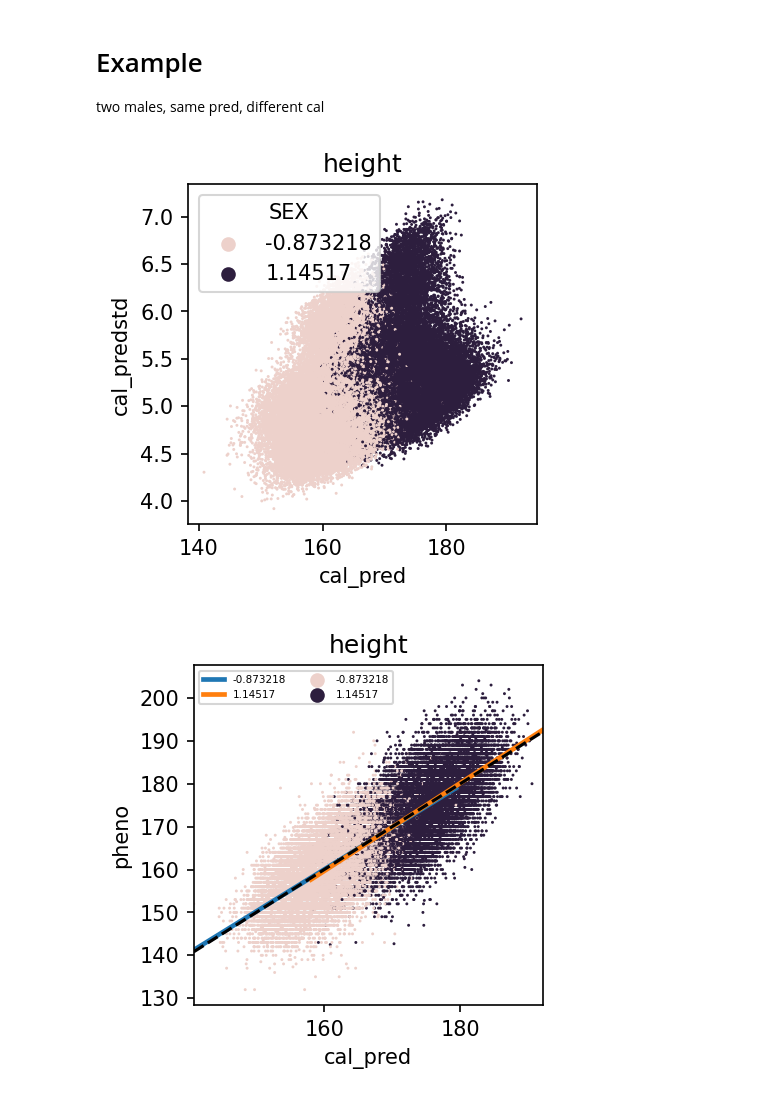
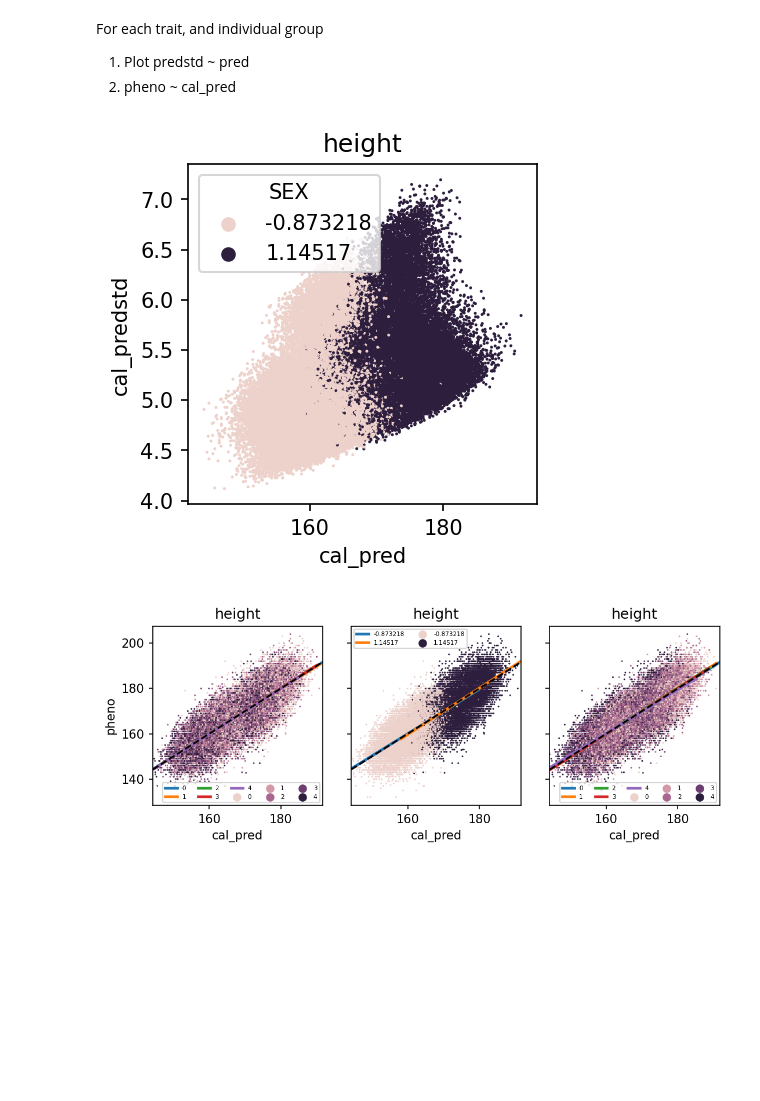
Before and after one commit to KangchengHou/calpred-manuscript, a Jupyter notebook: experiments/var-model/03-example.ipynb, the cells around one changed output. Drawn from its saved outputs; the diff is of its cells as text; code cells hidden in the pictures; blank space fills up the shorter version.

```diff
--- a/experiments/var-model/03-example.ipynb
+++ b/experiments/var-model/03-example.ipynb
@@ -13,3 +96,8 @@ import statsmodels.api as sm
+# %% [markdown]
+For each trait, and individual group
+
+1. Plot predstd ~ pred
+2. pheno ~ cal_pred
 # %%
 trait, indiv_group = "LDL", "white"
 trait, indiv_group = "height", "other"
@@ -26,14 +113,13 @@ df_raw = pd.read_csv(
-# %% [markdown]
-# Example
-
-two males, same pred, different cal
 # %%
 # visualize
 fig, ax = plt.subplots(figsize=(3, 3), dpi=150)
 sns.scatterplot(
     data=df_predint, x="cal_pred", y="cal_predstd", linewidth=0, s=2, hue="SEX"
 )
 ax.set_title(trait)
 fig.show()
+
+plot_group(df_predint, ["AGE", "SEX", "PC1"])
 # %% [output]
-[figure, old version]
+[figure, new version]
+[figure, added]
@@ -69,4 +125,0 @@ def plot_group(df, group):
-# %%
-plot_group(df_predint, "SEX")
-# %% [output]
-[figure, removed]
```
Also changed, not shown: parts of 20 cells of this notebook, 9 other files.
